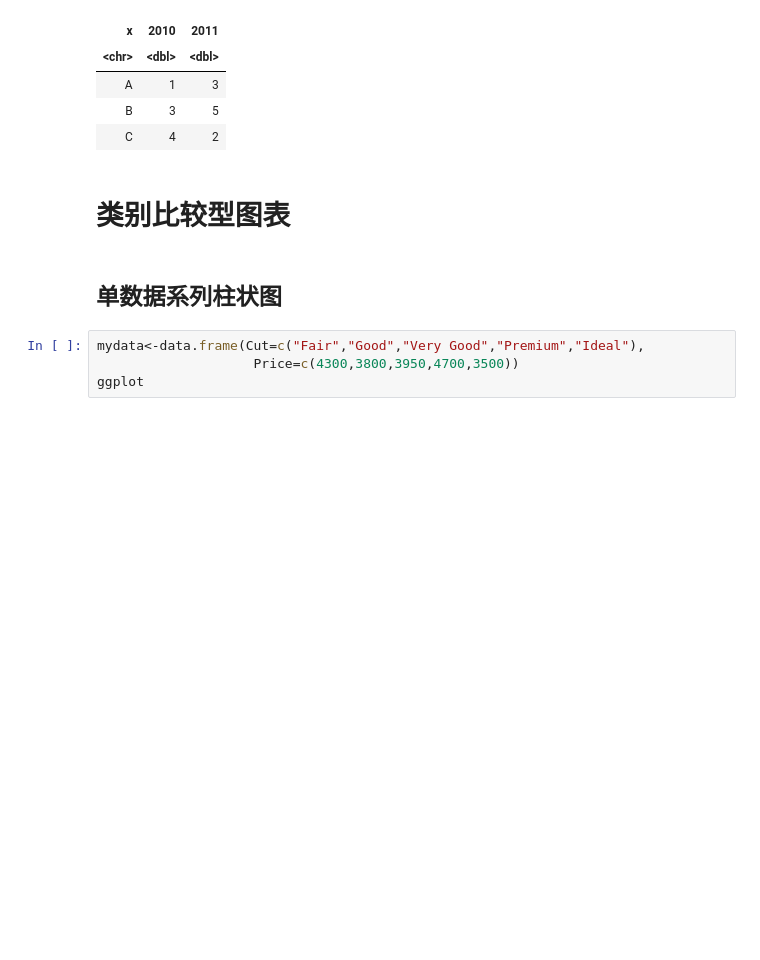
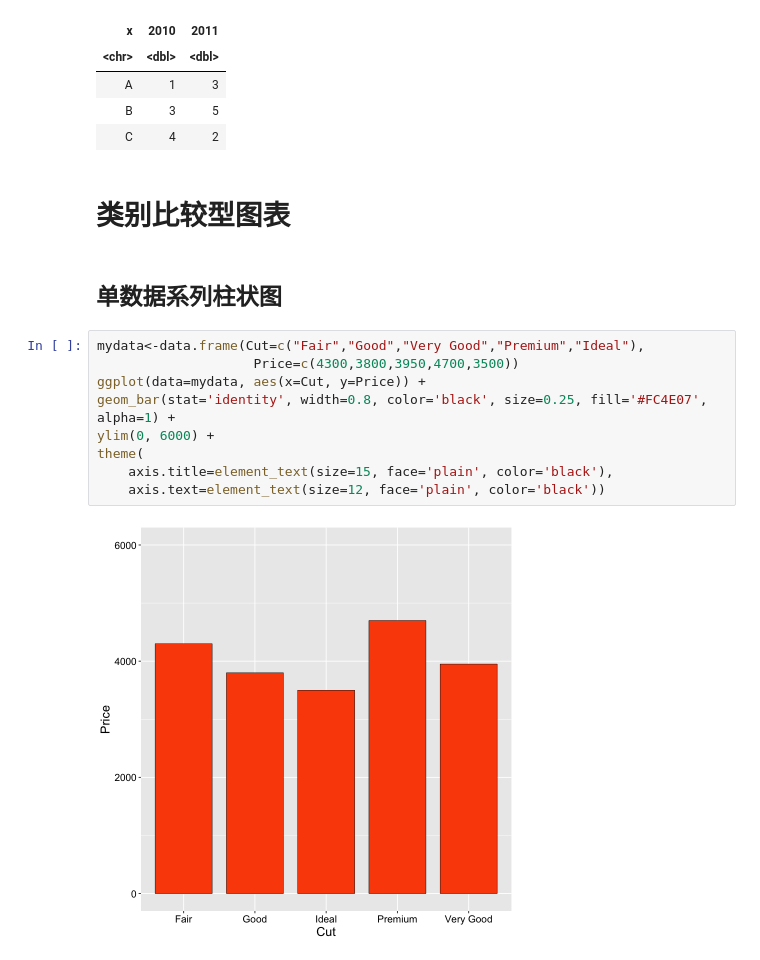
Before and after one commit to peiwang27/R, a Jupyter notebook: R语言数据可视化.ipynb, the cells around one changed output. Saved outputs shown, nothing was run; the diff lists cells and outputs as text; blank space fills up the shorter version.

```diff
--- a/R语言数据可视化.ipynb
+++ b/R语言数据可视化.ipynb
@@ -345,4 +363,11 @@ A tibble: 3 × 3
 # %%
 mydata<-data.frame(Cut=c("Fair","Good","Very Good","Premium","Ideal"),
                     Price=c(4300,3800,3950,4700,3500))
-ggplot
+ggplot(data=mydata, aes(x=Cut, y=Price)) +
+geom_bar(stat='identity', width=0.8, color='black', size=0.25, fill='#FC4E07', alpha=1) +
+ylim(0, 6000) +
+theme(
+    axis.title=element_text(size=15, face='plain', color='black'),
+    axis.text=element_text(size=12, face='plain', color='black'))
+# %% [output]
+[figure, added]
```
Also changed, not shown: parts of 1 cell of this notebook.
